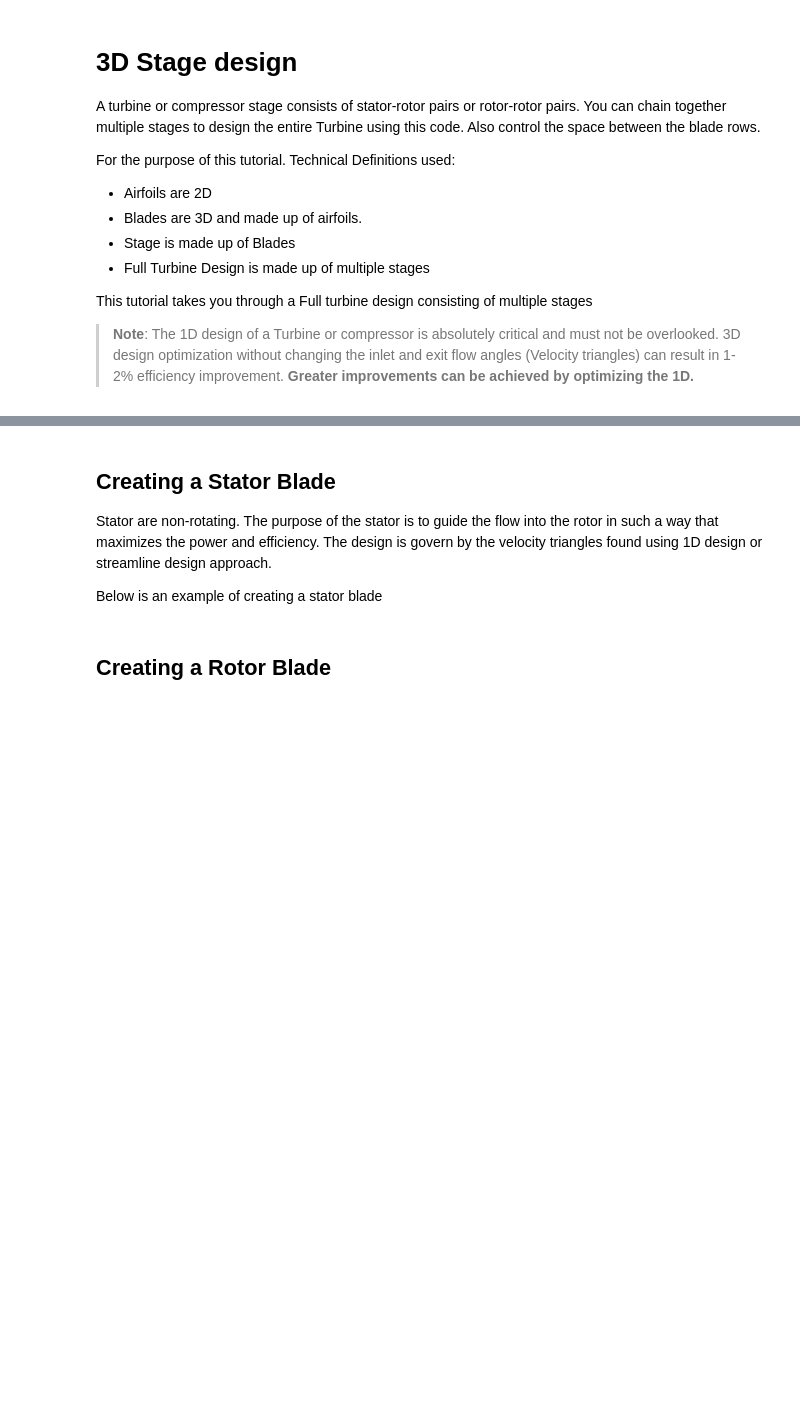
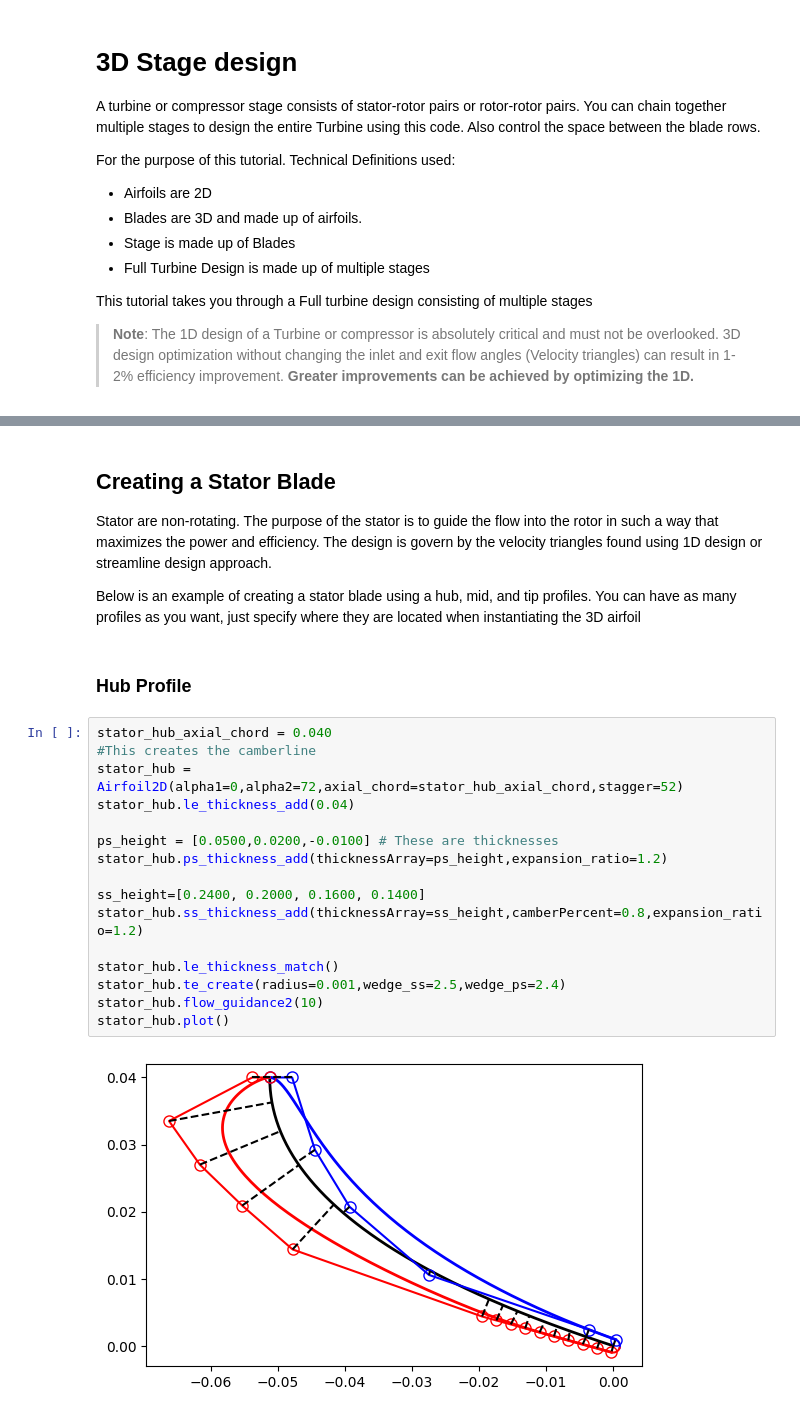
Before and after one commit to nasa/pyturbo-aero, a Jupyter notebook: tutorials/3D_StageTutorial.ipynb, the cells around one changed output, grey strips where cells are left out. Drawn from its saved outputs; the diff is of its cells as text; blank space fills up the shorter version.

```diff
--- a/tutorials/3D_StageTutorial.ipynb
+++ b/tutorials/3D_StageTutorial.ipynb
@@ -19,6 +27,24 @@ This tutorial takes you through a Full turbine design consisting of multiple sta
 ## Creating a Stator Blade
 Stator are non-rotating. The purpose of the stator is to guide the flow into the rotor in such a way that maximizes the power and efficiency. The design is govern by the velocity triangles found using 1D design or streamline design approach.
 
-Below is an example of creating a stator blade
+Below is an example of creating a stator blade using a hub, mid, and tip profiles. You can have as many profiles as you want, just specify where they are located when instantiating the 3D airfoil
-# %% [markdown]
-## Creating a Rotor Blade
+# %% [markdown]
+### Hub Profile
+# %%
+stator_hub_axial_chord = 0.040
+#This creates the camberline
+stator_hub = Airfoil2D(alpha1=0,alpha2=72,axial_chord=stator_hub_axial_chord,stagger=52)
+stator_hub.le_thickness_add(0.04)
+
+ps_height = [0.0500,0.0200,-0.0100] # These are thicknesses
+stator_hub.ps_thickness_add(thicknessArray=ps_height,expansion_ratio=1.2)
+
+ss_height=[0.2400, 0.2000, 0.1600, 0.1400]
+stator_hub.ss_thickness_add(thicknessArray=ss_height,camberPercent=0.8,expansion_ratio=1.2)
+
+stator_hub.le_thickness_match()
+stator_hub.te_create(radius=0.001,wedge_ss=2.5,wedge_ps=2.4)
+stator_hub.flow_guidance2(10)
+stator_hub.plot()
+# %% [output]
+[figure, added]
```
Also changed, not shown: parts of 37 cells of this notebook, 11 other files.
